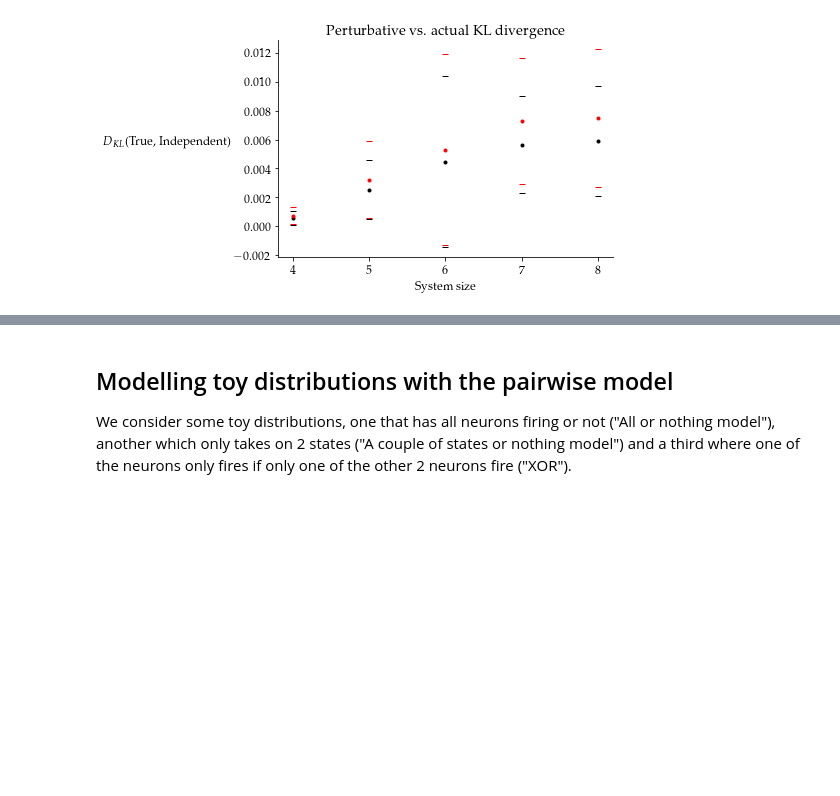
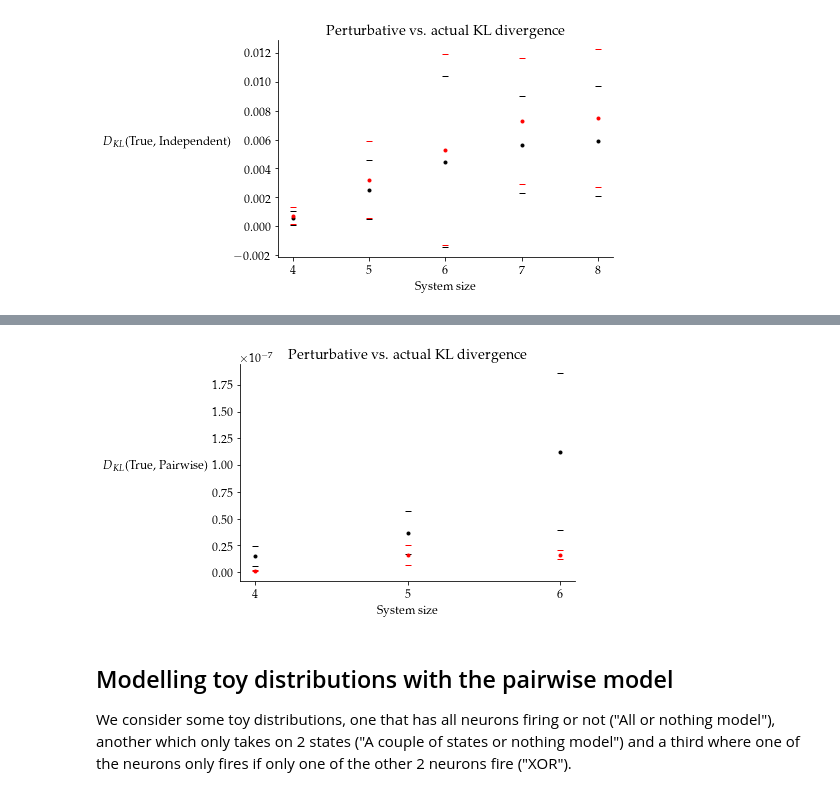
Before and after one commit to abramschon/Masters, a Jupyter notebook: PertRegime/PertRegime.ipynb, the cells around one changed output, grey strips where cells are left out. Cells and saved outputs as stored; diff of their text form; code cells hidden in the pictures; blank space fills up the shorter version.

Commit message:
Sampling and perturbative regime notebooks

```diff
--- a/PertRegime/PertRegime.ipynb
+++ b/PertRegime/PertRegime.ipynb
@@ -32,3 +32,6 @@ From the paper, the interaction terms were determined as:
 - $h_i = - \ln (1/r_i^* - 1)$, where each $r_i^*$ is randomly drawn from an exponential distribution with mean 0.02
 - $J_{ij}$ is drawn from a Gaussian distribution with mean 0.05 and s.d. 0.8
 - $K_{ijk}$ is drawn from a Gaussian distribution with mean 0.02 and s.d. 0.5
+# %%
+x = None
+y = np.array([1,2,3])
@@ -147,9 +158,9 @@ get_statistics(p_ind) #produces expected stats
 # %% [markdown]
 We now randomly instantiate 3-wise models of different sizes $N$ and then fit independent and pairwise models to the averages and pairwise correlations produced by the 3-wise models. At each size, we measure the true KL divergences between the 3-wise model and the independent and pairwise models. We also calculate the KL divergences based on the perturbative results. Finally, we compare the true distances and the distances predicted by the perturbative results.
 # %%
-def get_divergences(N,verb=True,max_its=5000):
+def get_divergences(N,verb=True,max_its=5000,K=None):
     # fit true distribution
-    p_true = sim_p_true(N)
+    p_true = sim_p_true(N,K=K)
     avgs_t, corrs_2_t, corrs_3_t, rho_t, rho_b_t = get_statistics(p_true) # get stats
 
     # fit independent model - set h to -ln(1/avgs_t - 1) and all other params to 0
@@ -310,0 +324,20 @@ plt.show()
+# %%
+N0 = 4 # starting no. spins
+Ns = 3 # range of size of spins we consider
+reps = 3 # number of times we repeat each trial (should do all of this in parallel)
+
+Store_D_KL_pair = np.zeros((Ns,reps))
+Store_D_KL_ind = np.zeros_like(Store_D_KL_pair)
+Store_PD_KL_pair = np.zeros_like(Store_D_KL_pair)
+Store_PD_KL_ind = np.zeros_like(Store_D_KL_pair)
+
+for n in range(Ns):
+    N = N0+n
+    print("Size:",N)
+    for i in range(reps):
+        print("Repetition:",i)
+        D_KL_pair, D_KL_ind, PD_KL_pair, PD_KL_ind = get_divergences(N,verb=False,K=np.zeros((N,N,N)))
+        Store_D_KL_pair[n,i] = D_KL_pair
+        Store_D_KL_ind[n,i] = D_KL_ind
+        Store_PD_KL_pair[n,i] = PD_KL_pair
+        Store_PD_KL_ind[n,i] = PD_KL_ind
@@ -311,3 +357,12 @@ plt.show()
+# %%
+plot_averages(Store_D_KL_pair)
+plot_averages(Store_PD_KL_pair,colour="red")
+plt.title("Perturbative vs. actual KL divergence")
+plt.xlabel("System size")
+plt.ylabel("$D_{KL}$(True, Pairwise)",rotation=0, ha="right")
+plt.show()
+# %% [output]
+[figure, added]
 # %% [markdown]
 ## Modelling toy distributions with the pairwise model
 
```
Also changed, not shown: parts of 6 cells of this notebook, 2 other files.
